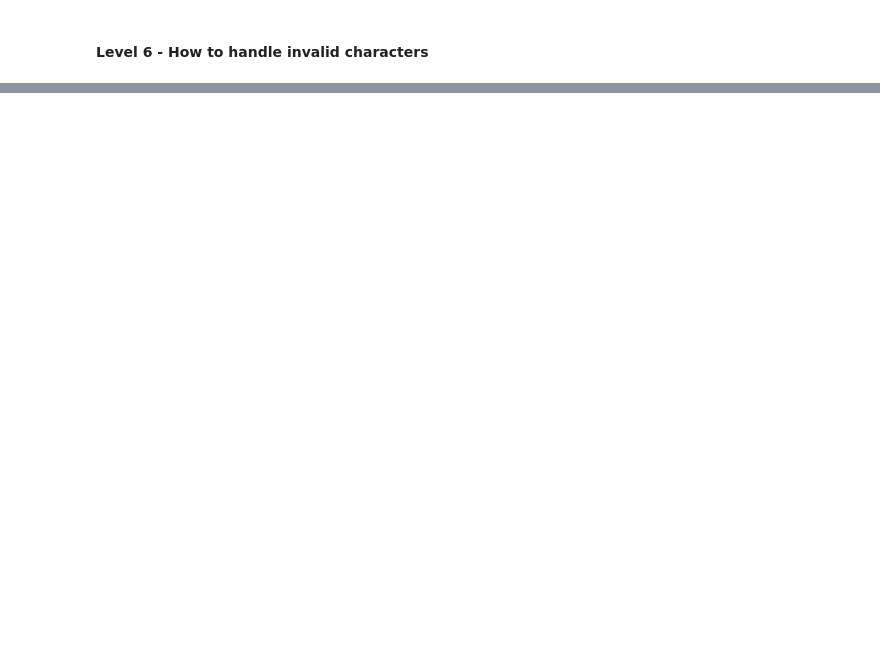
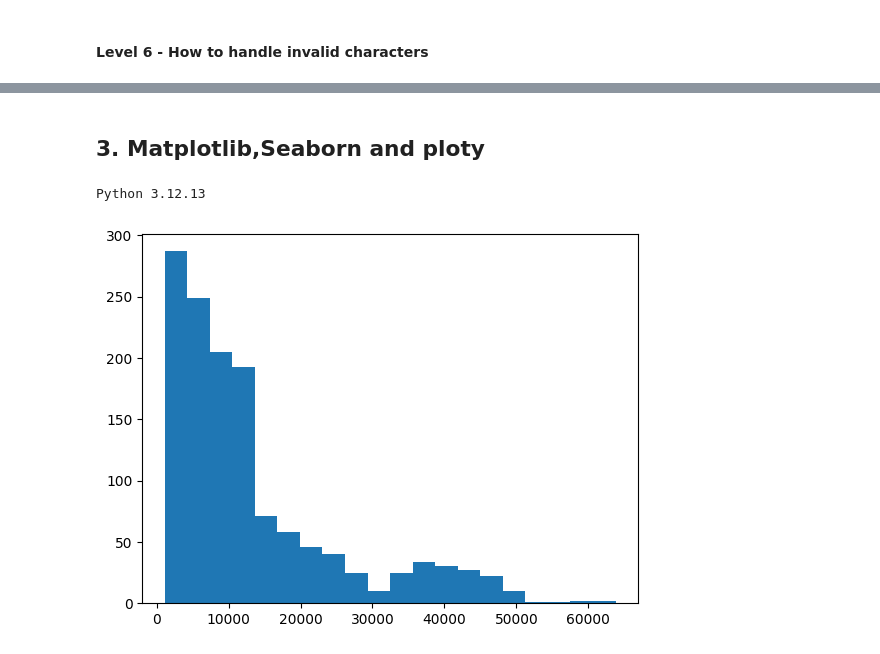
Before and after one commit to Aswin-S-Aswin/Data_Science, a Jupyter notebook: Data_Science.ipynb, the cells around one changed output, grey strips where cells are left out. Saved outputs shown, nothing was run; the diff lists cells and outputs as text; code cells hidden in the pictures; blank space fills up the shorter version.

```diff
--- a/Data_Science.ipynb
+++ b/Data_Science.ipynb
@@ -164,0 +182,2 @@ Super bro
+# %% [markdown]
+## 3. Matplotlib,Seaborn and ploty
@@ -164,0 +189,13 @@ Super bro
+# %%
+!python --version
+a = pd.read_csv(filepath_or_buffer='/content/insurance.csv')
+# %% [output]
+Python 3.12.13
+# %%
+plt.hist(a['charges'], bins=20)
+# plt.xlabel('Selling Price')
+# plt.ylabel('Frequency')
+# plt.title('Histogram of Selling Price')
+plt.show()
+# %% [output]
+[figure, added]
```
Also changed, not shown: parts of 24 cells of this notebook.
